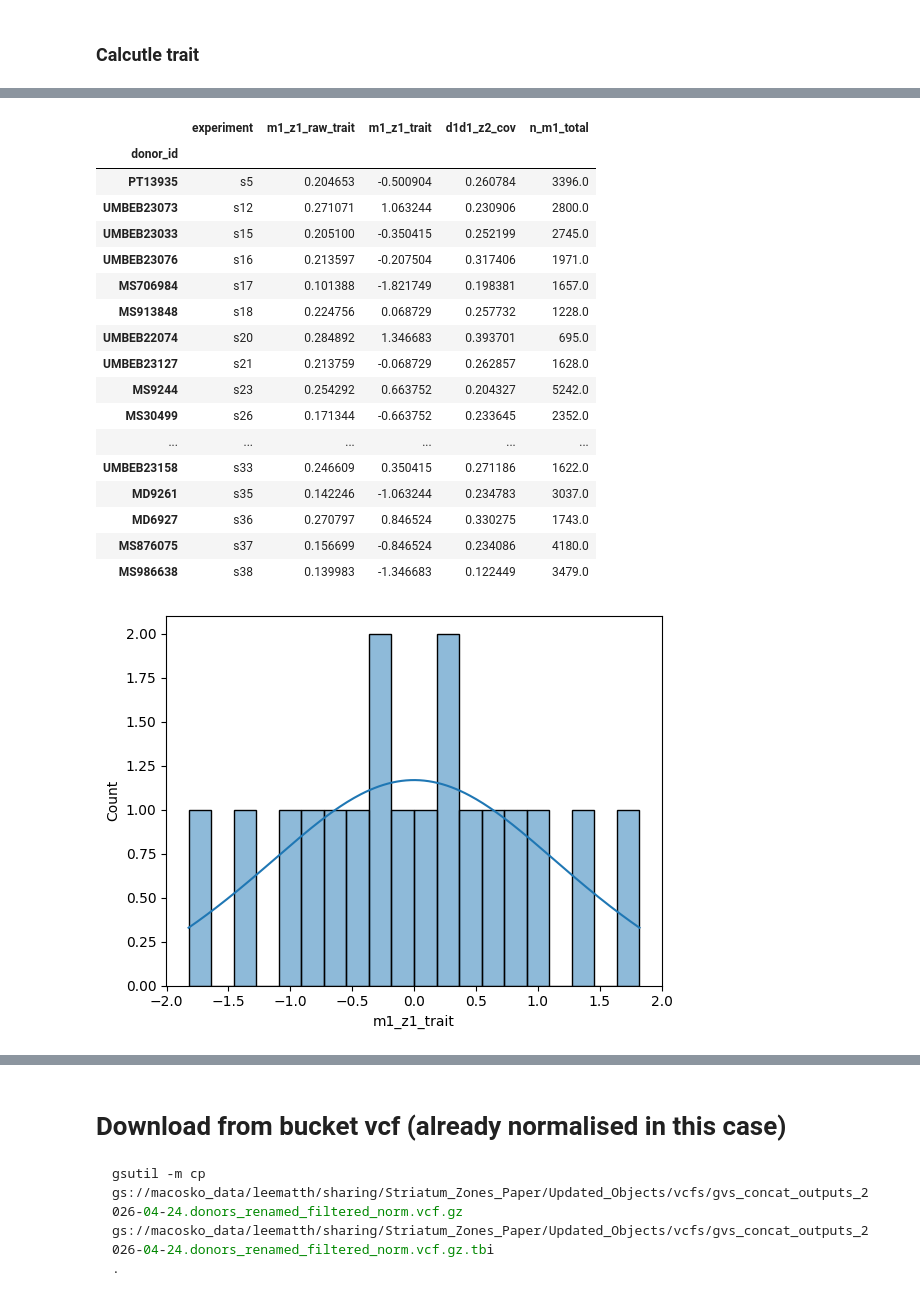
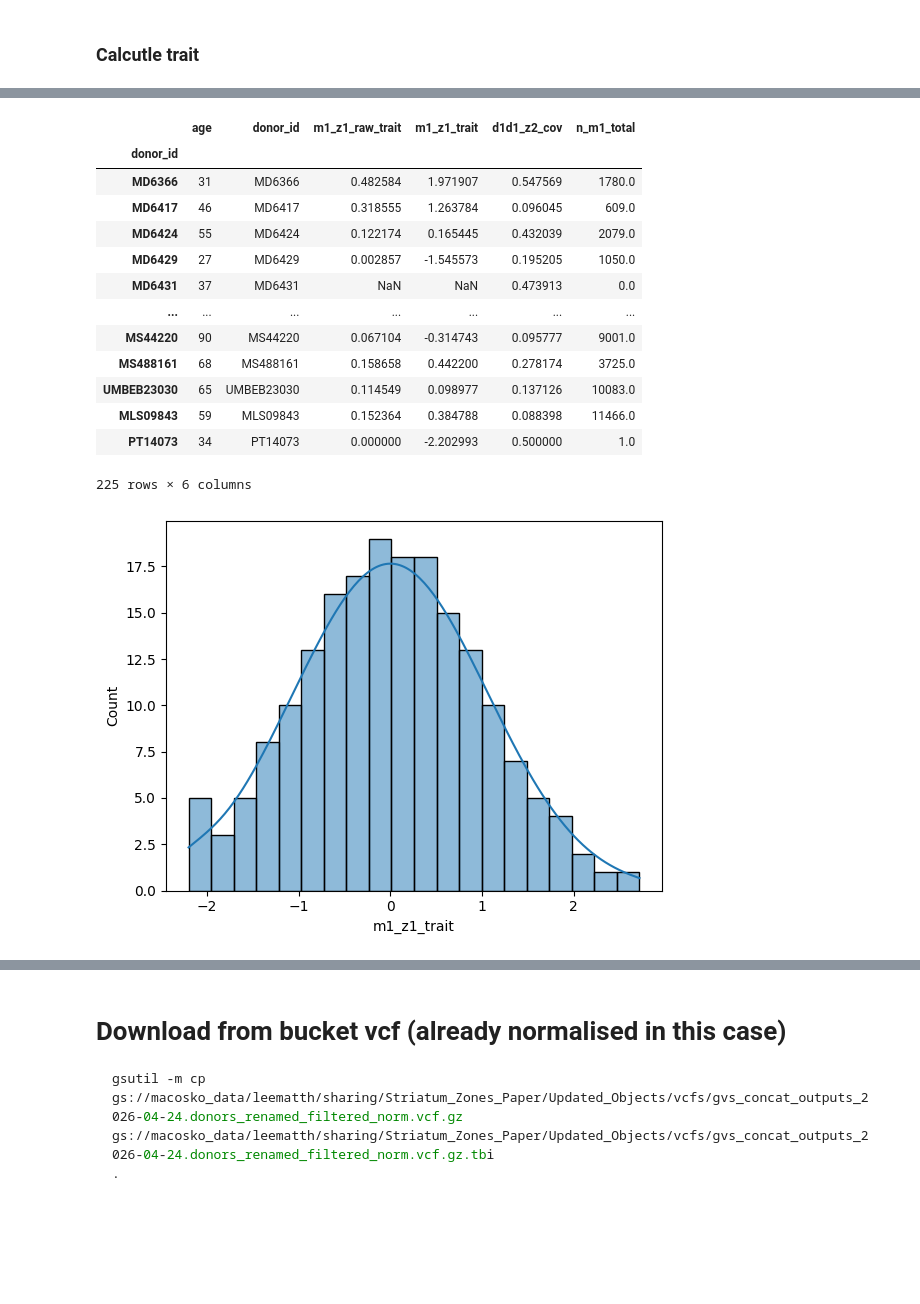
Before and after one commit to 8gabri8/XDP, a Jupyter notebook: script/multiple_samples_analysis/metric_corr_with_GWAS.ipynb, the cells around one changed output, grey strips where cells are left out. Cells and saved outputs as stored; diff of their text form; code cells hidden in the pictures; blank space fills up the shorter version.

```diff
--- a/script/multiple_samples_analysis/metric_corr_with_GWAS.ipynb
+++ b/script/multiple_samples_analysis/metric_corr_with_GWAS.ipynb
@@ -14,9 +16,14 @@ Bican h5ad have been generated using `/home/gdallagl/myworkdir/XDP/script/multip
 # %%
+# just need m1 and d1d2 to calculate trait
 msn_type_path_dict = {
-    "eMSN_D1D2": {"path": "/home/gdallagl/myworkdir/XDP/data/BICAN/bican_spatial_zonated/STR_eMSN_D1D2_Matrix.qs", "zone_col": "Final_Zone_Assignments_No_Smooth", "donor_col": "donor", "x": "x_um2", "y": "y_um2"}, #gs://macosko_data/akraft/Zonal_Objects/
+    "eMSN_D1D2": {
+        "path": "/home/gdallagl/myworkdir/XDP/data/BICAN/whole_bican/eMNS_D1D2.h5ad",
+        "zone_col": "zone_4", "donor_col": "donor_id", "ct_for_deg": "eMSN_D1D2"},
     # "Patch_D1": {"path": "/home/gdallagl/myworkdir/XDP/data/BICAN/bican_spatial_zonated/STR_D1_Patch_MSN.qs", "zone_col": "Final_Zone_Assignments_No_Smooth", "donor_col": "donor", "x": "x_um2", "y": "y_um2"}, # gs://macosko_data/akraft/Zonal_Objects/
     # "Patch_D2": {"path": "/home/gdallagl/myworkdir/XDP/data/BICAN/bican_spatial_zonated/STR_D2_Patch_MSN.qs", "zone_col": "Final_Zone_Assignments_No_Smooth", "donor_col": "donor", "x": "x_um2", "y": "y_um2"}, # gs://macosko_data/akraft/Zonal_Objects/
-    "Matrix_D1": {"path": "/home/gdallagl/myworkdir/XDP/data/BICAN/bican_spatial_zonated/STR_D1_Matrix_MSN.qs", "zone_col": "D1_Matrix_Zone", "donor_col": "donor", "x": "x_position", "y": "y_position"},# gs://macosko_data/akraft/Human_Striatum_Slide-tags/High_Quality_by_Celltype/
+    "Matrix_D1": {
+        "path": "/home/gdallagl/myworkdir/XDP/data/BICAN/whole_bican/STR_D1_Matrix_MSN.h5ad",
+        "zone_col": "zone", "donor_col": "donor", "ct_for_deg": "Matrix_D1"},
     #"Matrix_D2": {"path": "/home/gdallagl/myworkdir/XDP/data/BICAN/bican_spatial_zonated/STR_D2_Matrix_MSN.qs", "zone_col": "D2_Matrix_Zone", "donor_col": "donor", "x": "x_position", "y": "y_position"}, #gs://macosko_data/akraft/Human_Striatum_Slide-tags/High_Quality_by_Celltype/
 }
 # %%
@@ -112,7 +91,8 @@ for s in adata.obs["donor_id"].unique()[:2]:
 # %% [markdown]
 ### Calcutle trait
 # %%
-df_meta = adata.obs.drop_duplicates("donor_id").set_index("donor_id")[["experiment"]]
+df_meta = obs.drop_duplicates("donor_id").set_index("donor_id")[["age"]]
+df_meta["donor_id"] = df_meta.index.copy()
 df_meta["m1_z1_raw_trait"] = np.nan
 df_meta["m1_z1_trait"] = np.nan
 df_meta["d1d1_z2_cov"] = np.nan
@@ -153,24 +129,24 @@ def rint(series):
 
 for donor in df_meta.index:
 
-    obs_donor = adata[adata.obs["donor_id"] == donor].obs
+    obs_donor = obs[obs["donor_id"] == donor].copy()
 
     n_m1_total = len(obs_donor[obs_donor["ct_for_deg"] == "Matrix_D1"])
-    n_m1_z1    = len(obs_donor[(obs_donor["ct_for_deg"] == "Matrix_D1") & (obs_donor["zone"] == 1)])
+    n_m1_z1    = len(obs_donor[(obs_donor["ct_for_deg"] == "Matrix_D1") & (obs_donor["zone"] == "1")])
 
     n_espn_total = len(obs_donor[obs_donor["ct_for_deg"] == "eMSN_D1D2"])
-    n_espn_z1    = len(obs_donor[(obs_donor["ct_for_deg"] == "eMSN_D1D2") & (obs_donor["zone"] == 1)])
+    n_espn_z2    = len(obs_donor[(obs_donor["ct_for_deg"] == "eMSN_D1D2") & (obs_donor["zone"] == "2")])
 
     # guard against donors with zero matrix-D1 cells -> NaN instead of crash
     df_meta.loc[donor, "n_m1_total"]        = n_m1_total
     df_meta.loc[donor, "m1_z1_raw_trait"]   = n_m1_z1 / n_m1_total if n_m1_total > 0 else np.nan
-    df_meta.loc[donor, "d1d1_z2_cov"]       = n_espn_z1 / n_espn_total if n_espn_total > 0 else np.nan
+    df_meta.loc[donor, "d1d1_z2_cov"]       = n_espn_z2 / n_espn_total if n_espn_total > 0 else np.nan
 
 # AFTER the loop: transform the whole column at once
 df_meta["m1_z1_trait"] = rint(df_meta["m1_z1_raw_trait"])
 
 # add to adata.obs
-adata.obs = adata.obs.merge(df_meta[["m1_z1_trait", "m1_z1_raw_trait", "d1d1_z2_cov"]], left_on="donor_id", right_index=True, how="left")
+#adata.obs = adata.obs.merge(df_meta[["m1_z1_trait", "m1_z1_raw_trait", "d1d1_z2_cov"]], left_on="donor_id", right_index=True, how="left")
 
 sns.lmplot(data=df_meta, x="d1d1_z2_cov", y="m1_z1_raw_trait"); plt.show()
 sns.histplot(data=df_meta, x="m1_z1_trait", bins=20, kde=True)
@@ -180,20 +156,16 @@ df_meta
-|  | experiment | m1_z1_raw_trait | m1_z1_trait | d1d1_z2_cov | n_m1_total |
-| donor_id |  |  |  |  |  |
-| PT13935 | s5 | 0.204653 | -0.500904 | 0.260784 | 3396.0 |
-| UMBEB23073 | s12 | 0.271071 | 1.063244 | 0.230906 | 2800.0 |
-| UMBEB23033 | s15 | 0.205100 | -0.350415 | 0.252199 | 2745.0 |
-| UMBEB23076 | s16 | 0.213597 | -0.207504 | 0.317406 | 1971.0 |
-| MS706984 | s17 | 0.101388 | -1.821749 | 0.198381 | 1657.0 |
-| MS913848 | s18 | 0.224756 | 0.068729 | 0.257732 | 1228.0 |
-| UMBEB22074 | s20 | 0.284892 | 1.346683 | 0.393701 | 695.0 |
-| UMBEB23127 | s21 | 0.213759 | -0.068729 | 0.262857 | 1628.0 |
-| MS9244 | s23 | 0.254292 | 0.663752 | 0.204327 | 5242.0 |
-| MS30499 | s26 | 0.171344 | -0.663752 | 0.233645 | 2352.0 |
-| ... | ... | ... | ... | ... | ... |
-| UMBEB23158 | s33 | 0.246609 | 0.350415 | 0.271186 | 1622.0 |
-| MD9261 | s35 | 0.142246 | -1.063244 | 0.234783 | 3037.0 |
-| MD6927 | s36 | 0.270797 | 0.846524 | 0.330275 | 1743.0 |
-| MS876075 | s37 | 0.156699 | -0.846524 | 0.234086 | 4180.0 |
-| MS986638 | s38 | 0.139983 | -1.346683 | 0.122449 | 3479.0 |
+|  | age | donor_id | m1_z1_raw_trait | m1_z1_trait | d1d1_z2_cov | n_m1_total |
+| donor_id |  |  |  |  |  |  |
+| MD6366 | 31 | MD6366 | 0.482584 | 1.971907 | 0.547569 | 1780.0 |
+| MD6417 | 46 | MD6417 | 0.318555 | 1.263784 | 0.096045 | 609.0 |
+| MD6424 | 55 | MD6424 | 0.122174 | 0.165445 | 0.432039 | 2079.0 |
+| MD6429 | 27 | MD6429 | 0.002857 | -1.545573 | 0.195205 | 1050.0 |
+| MD6431 | 37 | MD6431 | NaN | NaN | 0.473913 | 0.0 |
+| ... | ... | ... | ... | ... | ... | ... |
+| MS44220 | 90 | MS44220 | 0.067104 | -0.314743 | 0.095777 | 9001.0 |
+| MS488161 | 68 | MS488161 | 0.158658 | 0.442200 | 0.278174 | 3725.0 |
+| UMBEB23030 | 65 | UMBEB23030 | 0.114549 | 0.098977 | 0.137126 | 10083.0 |
+| MLS09843 | 59 | MLS09843 | 0.152364 | 0.384788 | 0.088398 | 11466.0 |
+| PT14073 | 34 | PT14073 | 0.000000 | -2.202993 | 0.500000 | 1.0 |
+225 rows × 6 columns
-[figure, old version]
+[figure, new version]
 # %%
```
Also changed, not shown: parts of 51 cells of this notebook, 3 other files.
